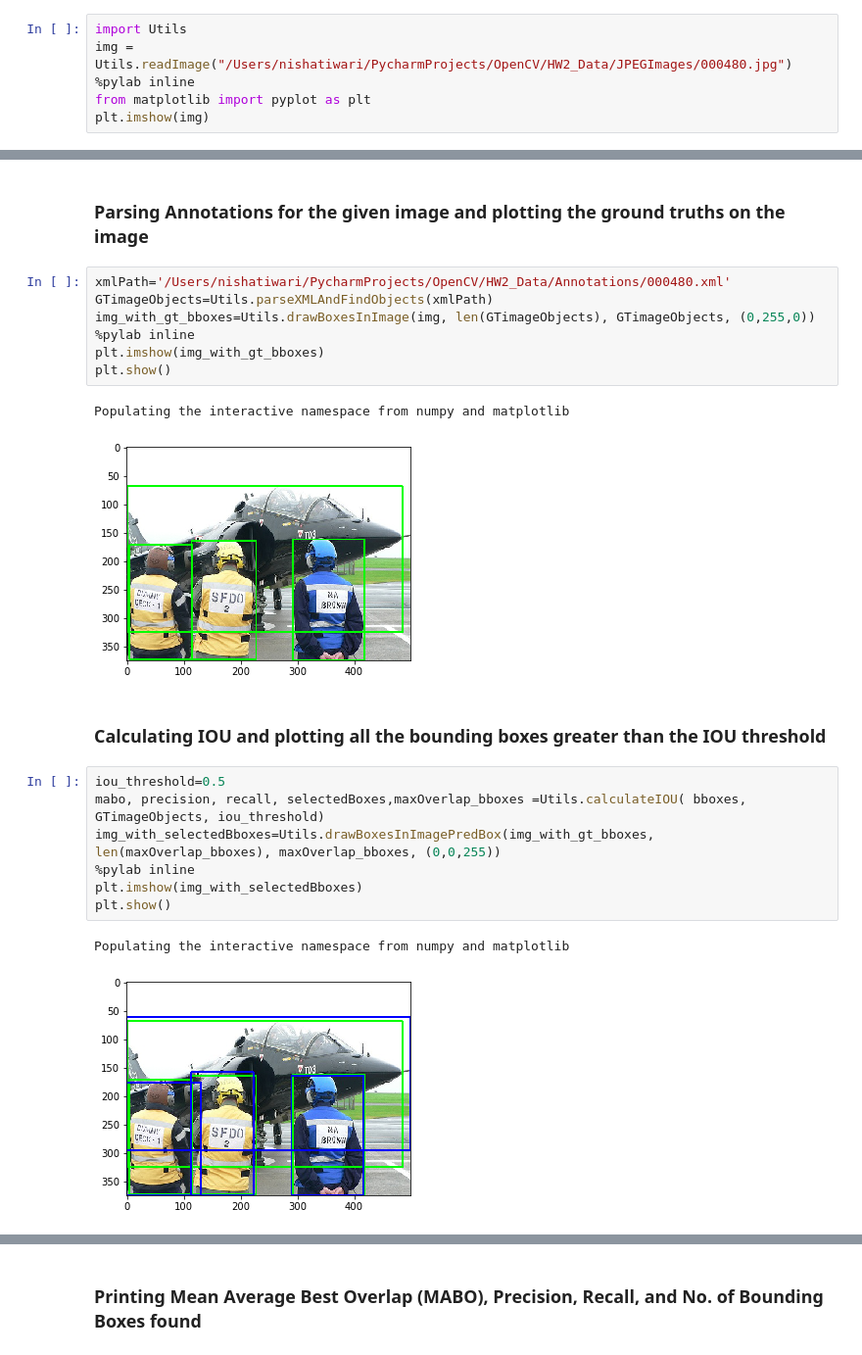
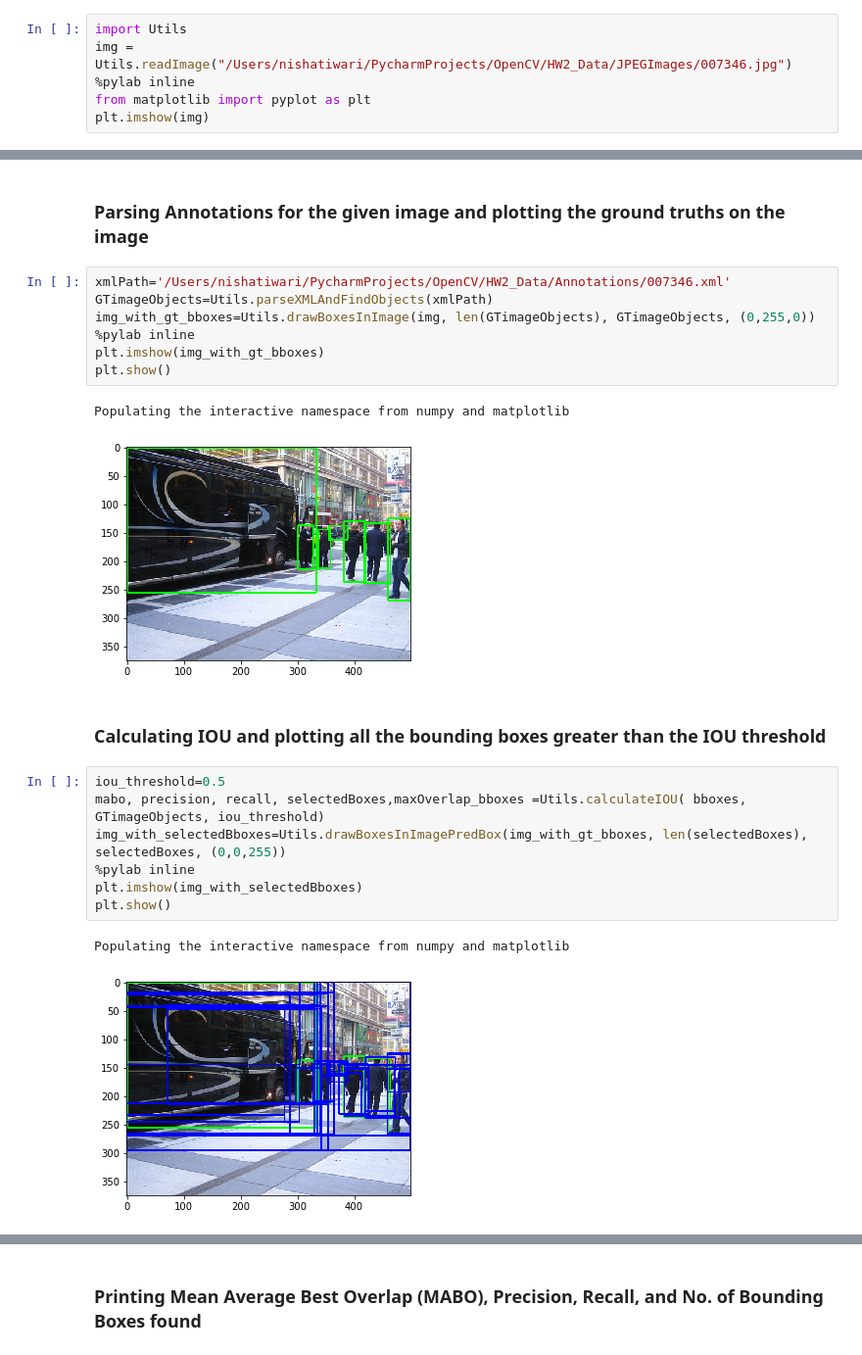
Before and after one commit to gs-ntiwari/Computer-Vision, a Jupyter notebook: SelectiveSearch.ipynb, the cells around one changed output, grey strips where cells are left out. Shown: that part at 98% size. Cells and saved outputs as stored; diff of their text form.

```diff
--- a/SelectiveSearch.ipynb
+++ b/SelectiveSearch.ipynb
@@ -5,7 +5,7 @@
 ### Reading and plotting an image
 # %%
 import Utils
-img = Utils.readImage("/Users/nishatiwari/PycharmProjects/OpenCV/HW2_Data/JPEGImages/000480.jpg")
+img = Utils.readImage("/Users/nishatiwari/PycharmProjects/OpenCV/HW2_Data/JPEGImages/007346.jpg")
 %pylab inline
 from matplotlib import pyplot as plt
 plt.imshow(img)
@@ -31,7 +31,7 @@ Populating the interactive namespace from numpy and matplotlib
 # %% [markdown]
 ### Parsing Annotations for the given image and plotting the ground truths on the image
 # %%
-xmlPath='/Users/nishatiwari/PycharmProjects/OpenCV/HW2_Data/Annotations/000480.xml'
+xmlPath='/Users/nishatiwari/PycharmProjects/OpenCV/HW2_Data/Annotations/007346.xml'
 GTimageObjects=Utils.parseXMLAndFindObjects(xmlPath)
 img_with_gt_bboxes=Utils.drawBoxesInImage(img, len(GTimageObjects), GTimageObjects, (0,255,0))
 %pylab inline
@@ -39,16 +39,16 @@ plt.imshow(img_with_gt_bboxes)
 plt.show()
 # %% [output]
 Populating the interactive namespace from numpy and matplotlib
-[figure, old version]
+[figure, new version]
 # %% [markdown]
 ### Calculating IOU and plotting all the bounding boxes greater than the IOU threshold
 # %%
 iou_threshold=0.5
 mabo, precision, recall, selectedBoxes,maxOverlap_bboxes =Utils.calculateIOU( bboxes, GTimageObjects, iou_threshold)
-img_with_selectedBboxes=Utils.drawBoxesInImagePredBox(img_with_gt_bboxes, len(maxOverlap_bboxes), maxOverlap_bboxes, (0,0,255))
+img_with_selectedBboxes=Utils.drawBoxesInImagePredBox(img_with_gt_bboxes, len(selectedBoxes), selectedBoxes, (0,0,255))
 %pylab inline
 plt.imshow(img_with_selectedBboxes)
 plt.show()
 # %% [output]
 Populating the interactive namespace from numpy and matplotlib
-[figure, old version]
+[figure, new version]
```
Also changed, not shown: parts of 4 cells of this notebook, 1 other file.
